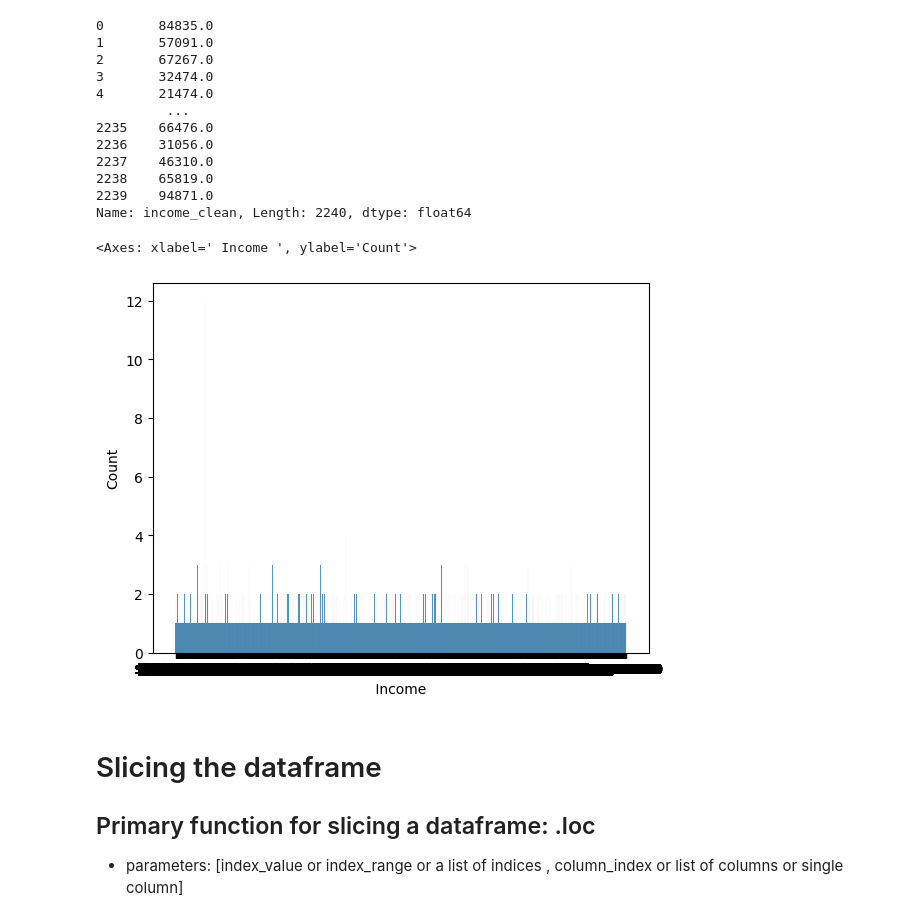
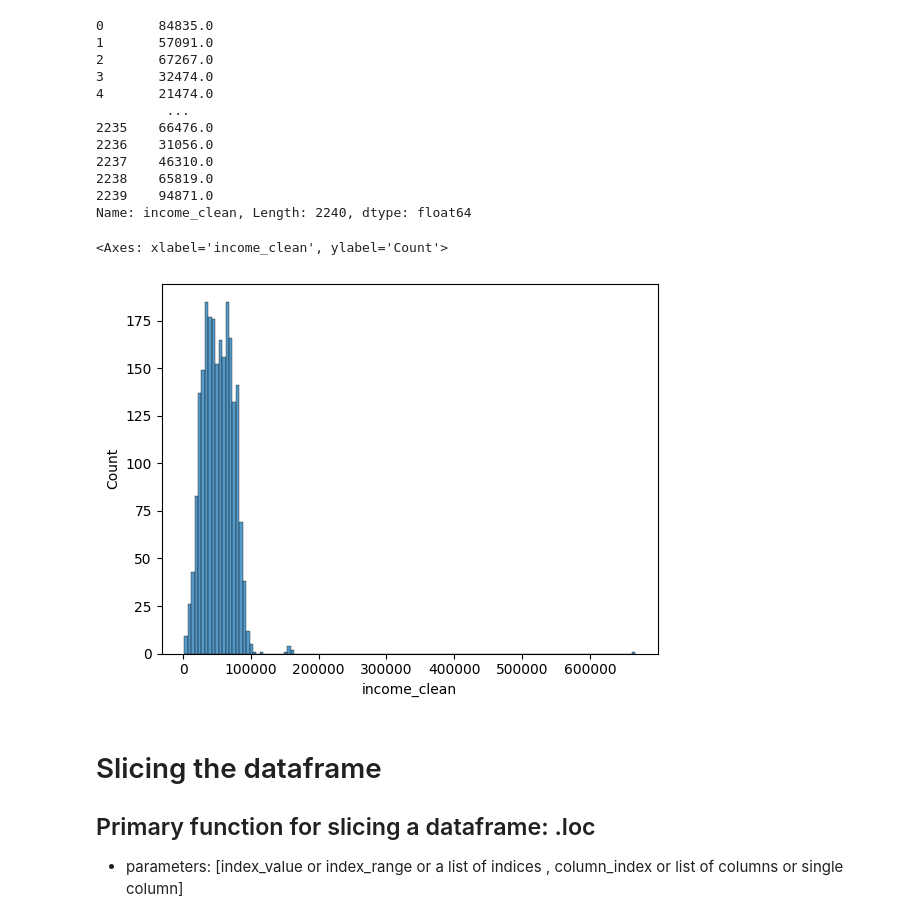
Before and after one commit to wongstein/teaching-notebooks, a Jupyter notebook: marketing-campagin/get_data.ipynb, the cells around one changed output. Drawn from its saved outputs; the diff is of its cells as text; code cells hidden in the pictures.

```diff
--- a/marketing-campagin/get_data.ipynb
+++ b/marketing-campagin/get_data.ipynb
@@ -223,10 +223,10 @@ data["income_clean"] = [
 import seaborn as sns
 # %%
 # not working
-sns.histplot(data[" Income "], bins = 10)
+sns.histplot(data["income_clean"])
 # %% [output]
-<Axes: xlabel=' Income ', ylabel='Count'>
+<Axes: xlabel='income_clean', ylabel='Count'>
-[figure, old version]
+[figure, new version]
 # %% [markdown]
 # Slicing the dataframe
 
```
